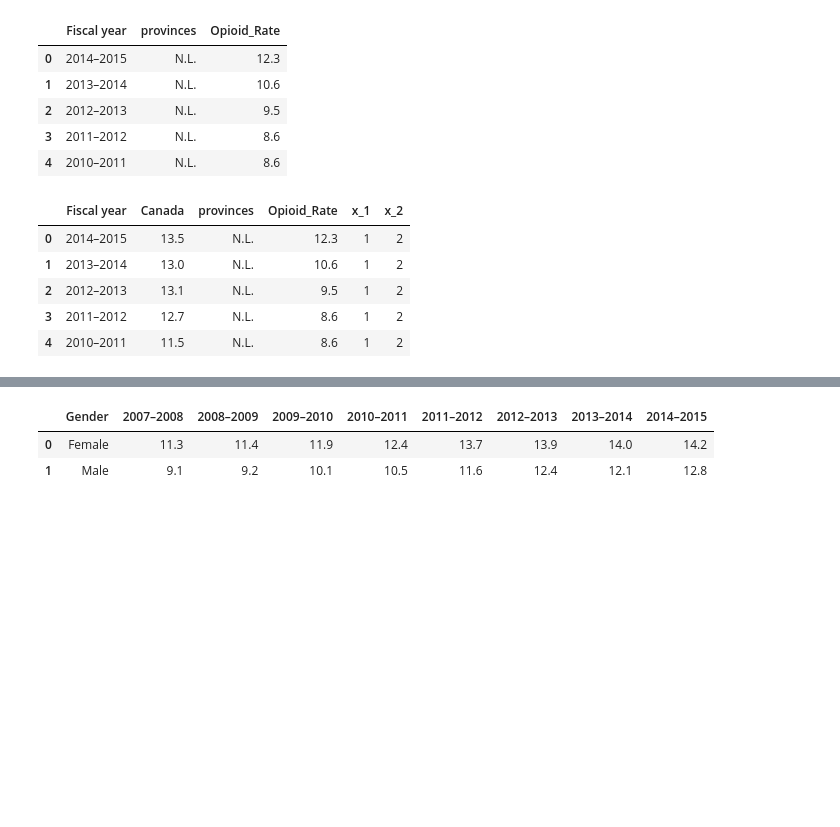
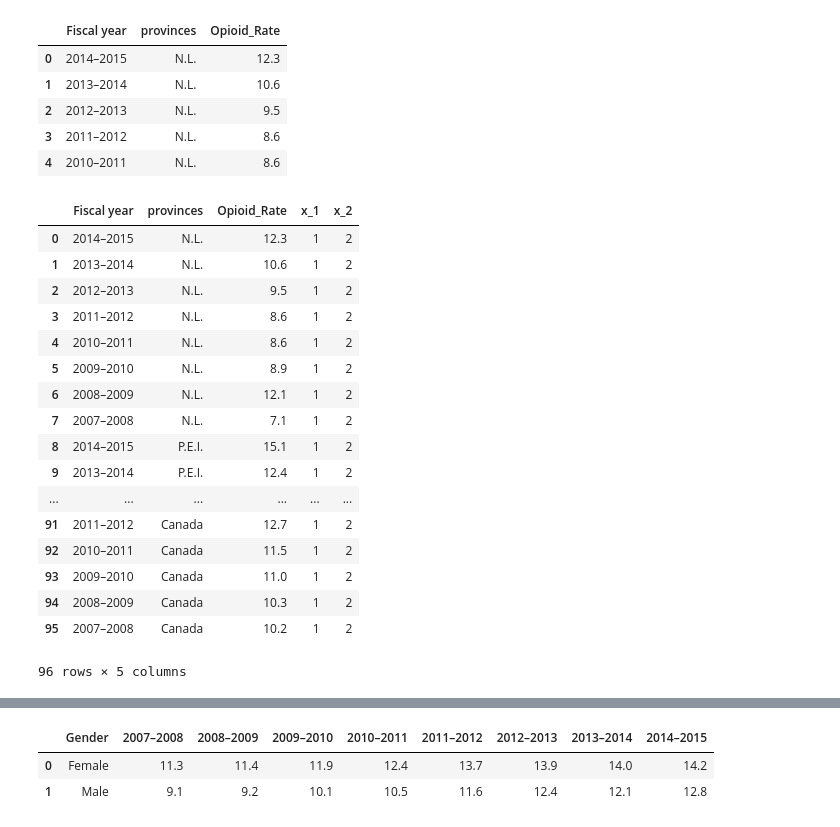
Before and after one commit to JulienAssouline/data-studios-projects, a Jupyter notebook: code/Opioid Canada/Opioid in Canada.ipynb, the cells around one changed output, grey strips where cells are left out. Drawn from its saved outputs; the diff is of its cells as text; code cells hidden in the pictures; blank space fills up the shorter version.

Commit message:
Opioid_bar_chart

```diff
--- a/code/Opioid Canada/Opioid in Canada.ipynb
+++ b/code/Opioid Canada/Opioid in Canada.ipynb
@@ -66,7 +66,7 @@ df_province.head()
 | 3 | 2011–2012 | 8.6 | 9.8 | 9.7 | 13.6 | 9.3 | 12.2 | 12.9 | 17.3 | 14.1 | 18.8 | ... |
 | 4 | 2010–2011 | 8.6 | 3.5 | 9.2 | 15.8 | 8.3 | 10.5 | 8.3 | 15.2 | 15.0 | 17.1 | ... |
 # %%
-df_province_long = df_province.melt(var_name='provinces', value_name='Opioid_Rate', id_vars=['Fiscal year', "Canada"])
+df_province_long = df_province.melt(var_name='provinces', value_name='Opioid_Rate', id_vars=['Fiscal year'])
 # %%
 df_province_long.head()
 # %% [output]
@@ -82,12 +82,24 @@ df_province_long["provinces"] = df_province_long["provinces"].str.replace("*", "
 df_province_long["x_1"] = 1
 df_province_long["x_2"] = 2
 # %%
-df_province_long.head()
+df_province_long
 # %% [output]
-|  | Fiscal year | Canada | provinces | Opioid_Rate | x_1 | x_2 |
-| 0 | 2014–2015 | 13.5 | N.L. | 12.3 | 1 | 2 |
-| 1 | 2013–2014 | 13.0 | N.L. | 10.6 | 1 | 2 |
-| 2 | 2012–2013 | 13.1 | N.L. | 9.5 | 1 | 2 |
-| 3 | 2011–2012 | 12.7 | N.L. | 8.6 | 1 | 2 |
-| 4 | 2010–2011 | 11.5 | N.L. | 8.6 | 1 | 2 |
+|  | Fiscal year | provinces | Opioid_Rate | x_1 | x_2 |
+| 0 | 2014–2015 | N.L. | 12.3 | 1 | 2 |
+| 1 | 2013–2014 | N.L. | 10.6 | 1 | 2 |
+| 2 | 2012–2013 | N.L. | 9.5 | 1 | 2 |
+| 3 | 2011–2012 | N.L. | 8.6 | 1 | 2 |
+| 4 | 2010–2011 | N.L. | 8.6 | 1 | 2 |
+| 5 | 2009–2010 | N.L. | 8.9 | 1 | 2 |
+| 6 | 2008–2009 | N.L. | 12.1 | 1 | 2 |
+| 7 | 2007–2008 | N.L. | 7.1 | 1 | 2 |
+| 8 | 2014–2015 | P.E.I. | 15.1 | 1 | 2 |
+| 9 | 2013–2014 | P.E.I. | 12.4 | 1 | 2 |
+| ... | ... | ... | ... | ... | ... |
+| 91 | 2011–2012 | Canada | 12.7 | 1 | 2 |
+| 92 | 2010–2011 | Canada | 11.5 | 1 | 2 |
+| 93 | 2009–2010 | Canada | 11.0 | 1 | 2 |
+| 94 | 2008–2009 | Canada | 10.3 | 1 | 2 |
+| 95 | 2007–2008 | Canada | 10.2 | 1 | 2 |
+96 rows × 5 columns
 # %%
```
Also changed, not shown: parts of 9 cells of this notebook, 15 other files.
